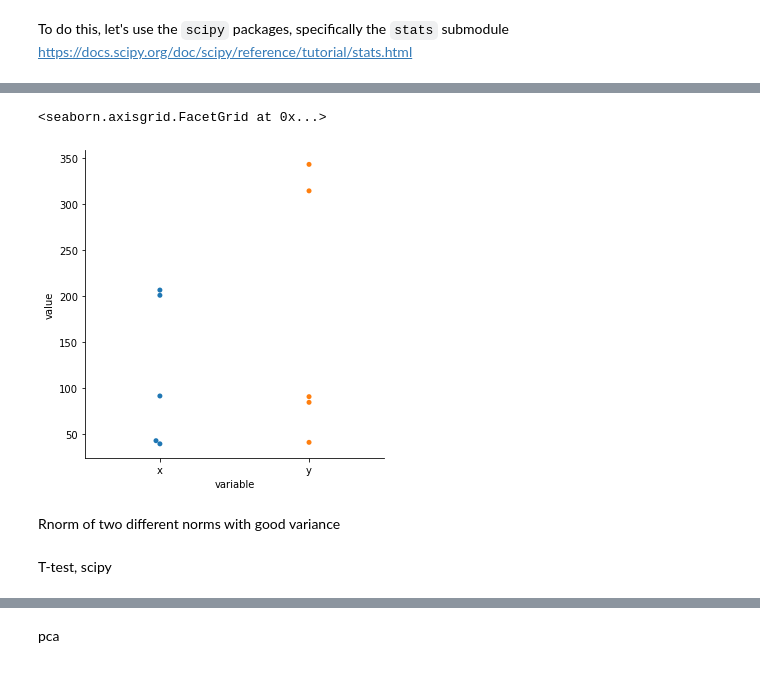
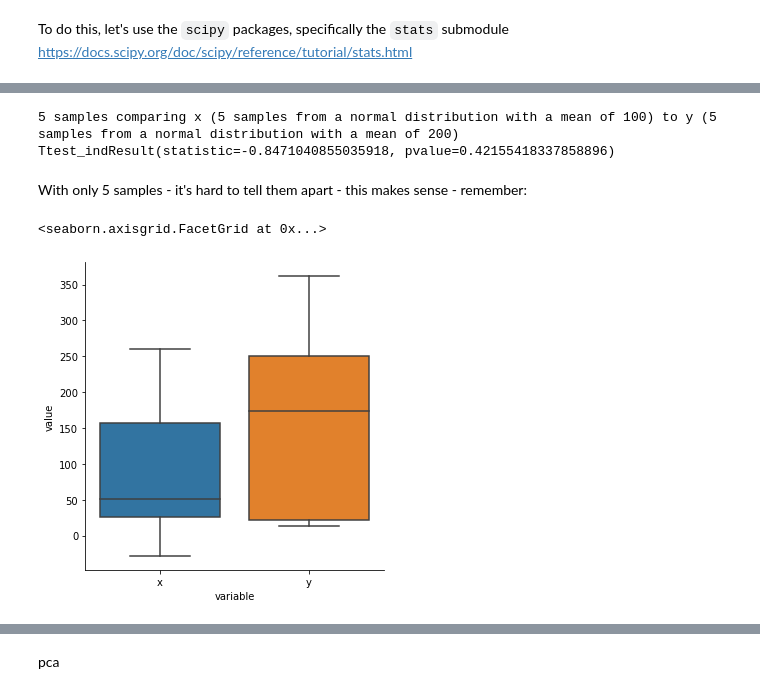
Before and after one commit to timplab/bcmb_bootcamp, a Jupyter notebook: day2/notebooks/analysis.ipynb, the cells around one changed output, grey strips where cells are left out. Saved outputs shown, nothing was run; the diff lists cells and outputs as text; code cells hidden in the pictures.

```diff
--- a/day2/notebooks/analysis.ipynb
+++ b/day2/notebooks/analysis.ipynb
@@ -31,9 +110,13 @@ dists=pd.DataFrame(np.vstack((np.random.normal(100,100,5), np.random.normal(200,
+# %%
+print("5 samples comparing x (5 samples from a normal distribution with a mean of 100) to y (5 samples from a normal distribution with a mean of 200)")
+print(stats.ttest_ind(dists[dists['variable']=="x"].value, dists[dists['variable']=="y"].value))
+# %% [output]
+5 samples comparing x (5 samples from a normal distribution with a mean of 100) to y (5 samples from a normal distribution with a mean of 200)
+Ttest_indResult(statistic=-0.8471040855035918, pvalue=0.42155418337858896)
+# %% [markdown]
+With only 5 samples - it's hard to tell them apart - this makes sense - remember:
 # %%
-sns.catplot(data=dists, x="variable", y="value", kind="swarm")
+sns.catplot(data=dists, x="variable", y="value", kind="box")
 # %% [output]
 <seaborn.axisgrid.FacetGrid at 0x...>
-[figure, old version]
+[figure, new version]
-# %% [markdown]
-Rnorm of two different norms with good variance
-# %% [markdown]
-T-test, scipy
```
Also changed, not shown: parts of 35 cells of this notebook, 1 other file.
